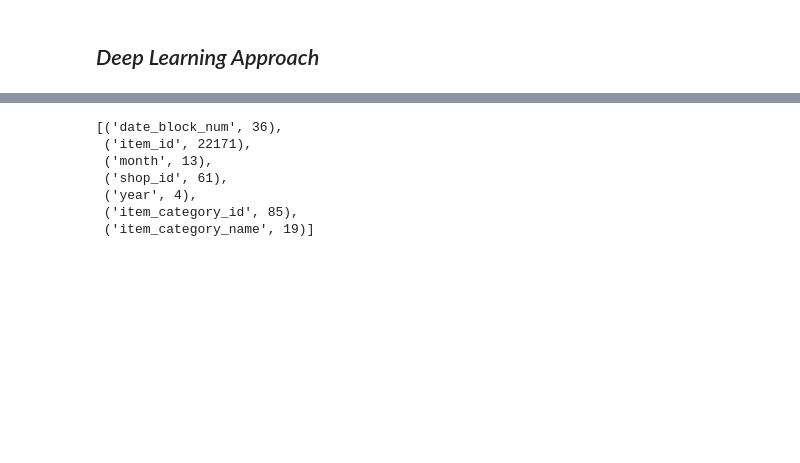
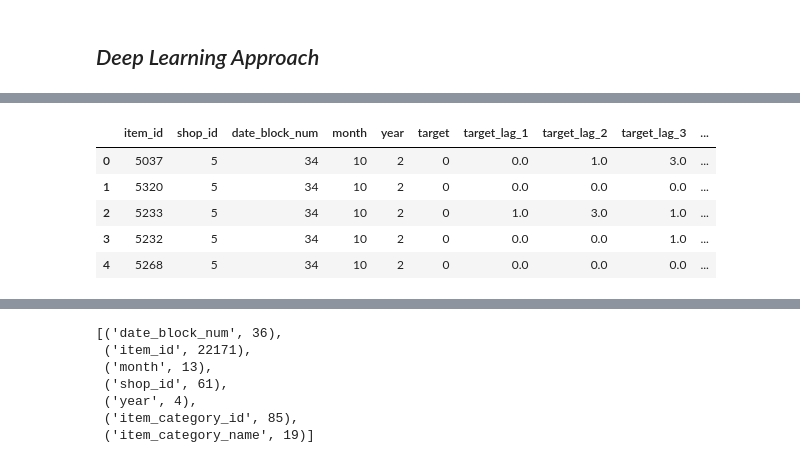
Before and after one commit to ashr123/Kaggle, a Jupyter notebook: competitive-data-science-predict-future-sales/predict_future_sales.ipynb, the cells around one changed output, grey strips where cells are left out. Saved outputs shown, nothing was run; the diff lists cells and outputs as text; code cells hidden in the pictures; blank space fills up the shorter version.

```diff
--- a/competitive-data-science-predict-future-sales/predict_future_sales.ipynb
+++ b/competitive-data-science-predict-future-sales/predict_future_sales.ipynb
@@ -293,3 +345,12 @@ X_test['target'] = 0
+# %%
+X_test.head()[['item_id', 'shop_id', 'date_block_num', 'month', 'year', 'target', 'target_lag_1', 'target_lag_2', 'target_lag_3', 'target_lag_12']]
+# %% [output]
+|  | item_id | shop_id | date_block_num | month | year | target | target_lag_1 | target_lag_2 | target_lag_3 | ... |
+| 0 | 5037 | 5 | 34 | 10 | 2 | 0 | 0.0 | 1.0 | 3.0 | ... |
+| 1 | 5320 | 5 | 34 | 10 | 2 | 0 | 0.0 | 0.0 | 0.0 | ... |
+| 2 | 5233 | 5 | 34 | 10 | 2 | 0 | 1.0 | 3.0 | 1.0 | ... |
+| 3 | 5232 | 5 | 34 | 10 | 2 | 0 | 0.0 | 0.0 | 1.0 | ... |
+| 4 | 5268 | 5 | 34 | 10 | 2 | 0 | 0.0 | 0.0 | 0.0 | ... |
 # %%
 # For faster prototyping
 X_train = X_train[X_train['date_block_num'] > 12]
```
Also changed, not shown: parts of 17 cells of this notebook, 4 other files.
